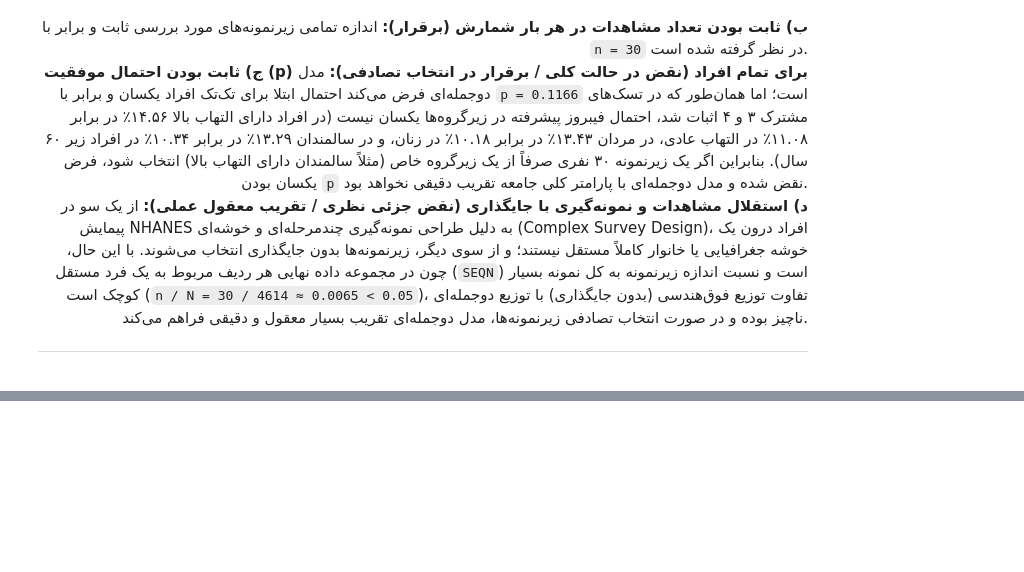
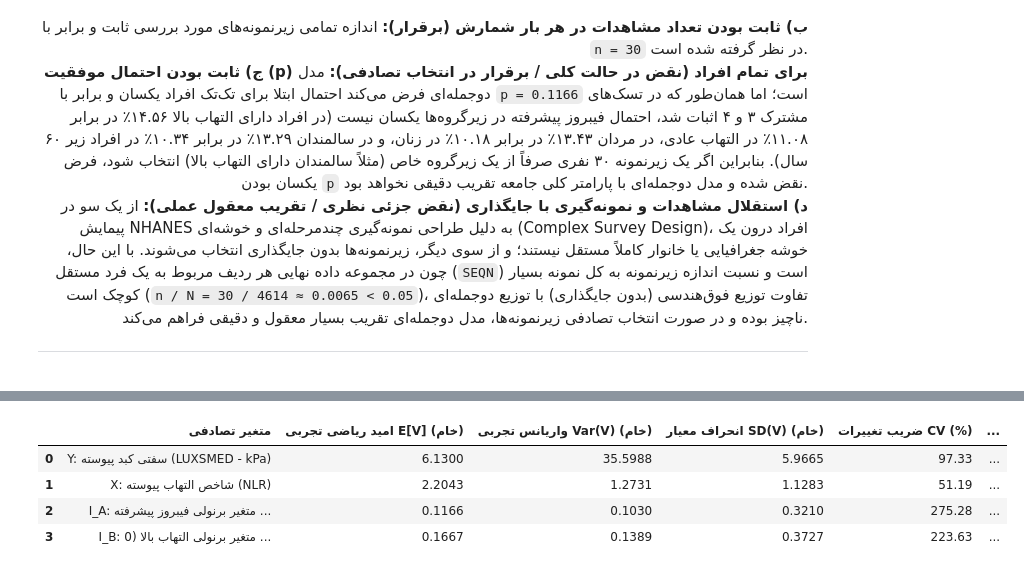
Before and after one commit to AtenaNouri/Statistics-Project, a Jupyter notebook: notebooks/phase2.ipynb, the cells around one changed output, grey strips where cells are left out. Drawn from its saved outputs; the diff is of its cells as text; code cells hidden in the pictures; blank space fills up the shorter version.

```diff
--- a/notebooks/phase2.ipynb
+++ b/notebooks/phase2.ipynb
@@ -585,0 +772,70 @@ plt.show()
+# %%
+# تابع محاسبه امید ریاضی، واریانس و انحراف معیار وزن‌دار (با وزن WTMEC2YR)
+def weighted_moments(values, weights):
+    w_mean = np.average(values, weights=weights)
+    w_var = np.average((values - w_mean) ** 2, weights=weights)
+    return w_mean, w_var, np.sqrt(w_var)
+
+w_vec = df_clean["WTMEC2YR"]
+
+vars_task7 = [
+    ("Y: سفتی کبد پیوسته (LUXSMED - kPa)", df_clean["LUXSMED"]),
+    ("X: شاخص التهاب پیوسته (NLR)", df_clean["NLR"]),
+    ("I_A: متغیر برنولی فیبروز پیشرفته (0 و 1)", df_clean["Event_A_Fibrosis"]),
+    ("I_B: متغیر برنولی التهاب بالا (0 و 1)", df_clean["Event_B_HighNLR"])
+]
+
+moments_rows = []
+for v_name, s in vars_task7:
+    e_raw = s.mean()
+    var_raw = s.var(ddof=1)
+    sd_raw = s.std(ddof=1)
+    cv_raw = (sd_raw / e_raw) * 100
+    e_wt, var_wt, sd_wt = weighted_moments(s.values, w_vec.values)
+
+    moments_rows.append({
+        "متغیر تصادفی": v_name,
+        "امید ریاضی تجربی E[V] (خام)": round(e_raw, 4),
+        "واریانس تجربی Var(V) (خام)": round(var_raw, 4),
+        "انحراف معیار SD(V) (خام)": round(sd_raw, 4),
+        "ضریب تغییرات CV (%)": round(cv_raw, 2),
+        "امید ریاضی وزن‌دار E_w[V]": round(e_wt, 4),
+        "واریانس وزن‌دار Var_w(V)": round(var_wt, 4)
+    })
+
+moments_df = pd.DataFrame(moments_rows)
+print("\u202b--- ۱. جدول امید ریاضی و واریانس متغیرهای تصادفی پیوسته و گسسته (خام و وزن‌دار) ---\u202c")
+display(moments_df)
+
+# ۲. محاسبه امید ریاضی و واریانس شرطی سفتی کبد (Y) در زیرگروه‌های التهاب (B)
+y_all = df_clean["LUXSMED"]
+y_b1 = y_all[df_clean["Event_B_HighNLR"] == 1]
+y_b0 = y_all[df_clean["Event_B_HighNLR"] == 0]
+
+cond_moments_df = pd.DataFrame({
+    "زیرگروه شرطی": [
+        "کل فضای نمونه: Y (بدون شرط)",
+        "به شرط التهاب عادی: Y | B = 0 (NLR < 3.0)",
+        "به شرط التهاب بالا: Y | B = 1 (NLR >= 3.0)"
+    ],
+    "تعداد مشاهدات (n)": [len(y_all), len(y_b0), len(y_b1)],
+    "امید ریاضی E[Y | شرط] (kPa)": [
+        round(y_all.mean(), 4),
+        round(y_b0.mean(), 4),
+        round(y_b1.mean(), 4)
+    ],
+    "واریانس Var(Y | شرط) (kPa²)": [
+        round(y_all.var(ddof=1), 4),
+        round(y_b0.var(ddof=1), 4),
+        round(y_b1.var(ddof=1), 4)
+    ],
+    "انحراف معیار SD(Y | شرط) (kPa)": [
+        round(y_all.std(ddof=1), 4),
+        round(y_b0.std(ddof=1), 4),
+        round(y_b1.std(ddof=1), 4)
+    ]
+})
+
+print("\n\u202b--- ۲. جدول امید ریاضی و واریانس شرطی سفتی کبد (Y) بر اساس وضعیت التهاب سیستمیک (B) ---\u202c")
+display(cond_moments_df)
+# %% [output]
@@ -585,0 +843,5 @@ plt.show()
+|  | متغیر تصادفی | امید ریاضی تجربی E[V] (خام) | واریانس تجربی Var(V) (خام) | انحراف معیار SD(V) (خام) | ضریب تغییرات CV (%) | ... |
+| 0 | Y: سفتی کبد پیوسته (LUXSMED - kPa) | 6.1300 | 35.5988 | 5.9665 | 97.33 | ... |
+| 1 | X: شاخص التهاب پیوسته (NLR) | 2.2043 | 1.2731 | 1.1283 | 51.19 | ... |
+| 2 | I_A: متغیر برنولی فیبروز پیشرفته ... | 0.1166 | 0.1030 | 0.3210 | 275.28 | ... |
+| 3 | I_B: متغیر برنولی التهاب بالا (0 ... | 0.1667 | 0.1389 | 0.3727 | 223.63 | ... |
```
Also changed, not shown: parts of 9 cells of this notebook.
